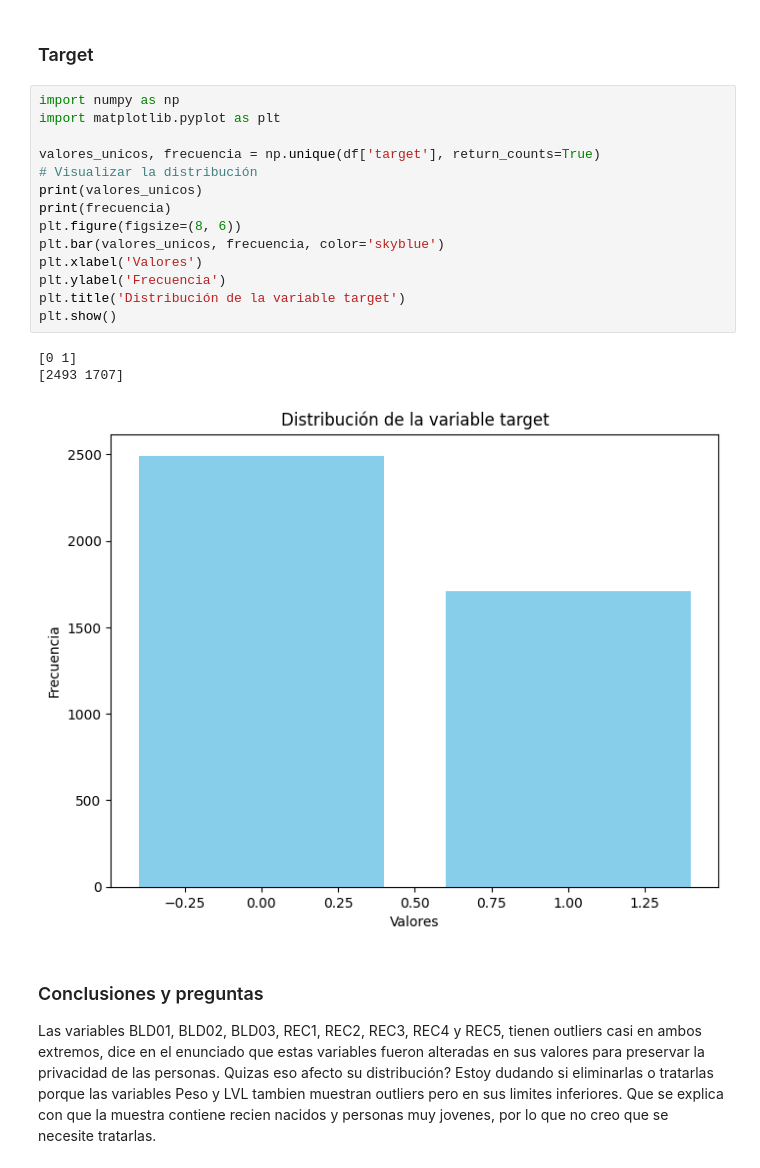
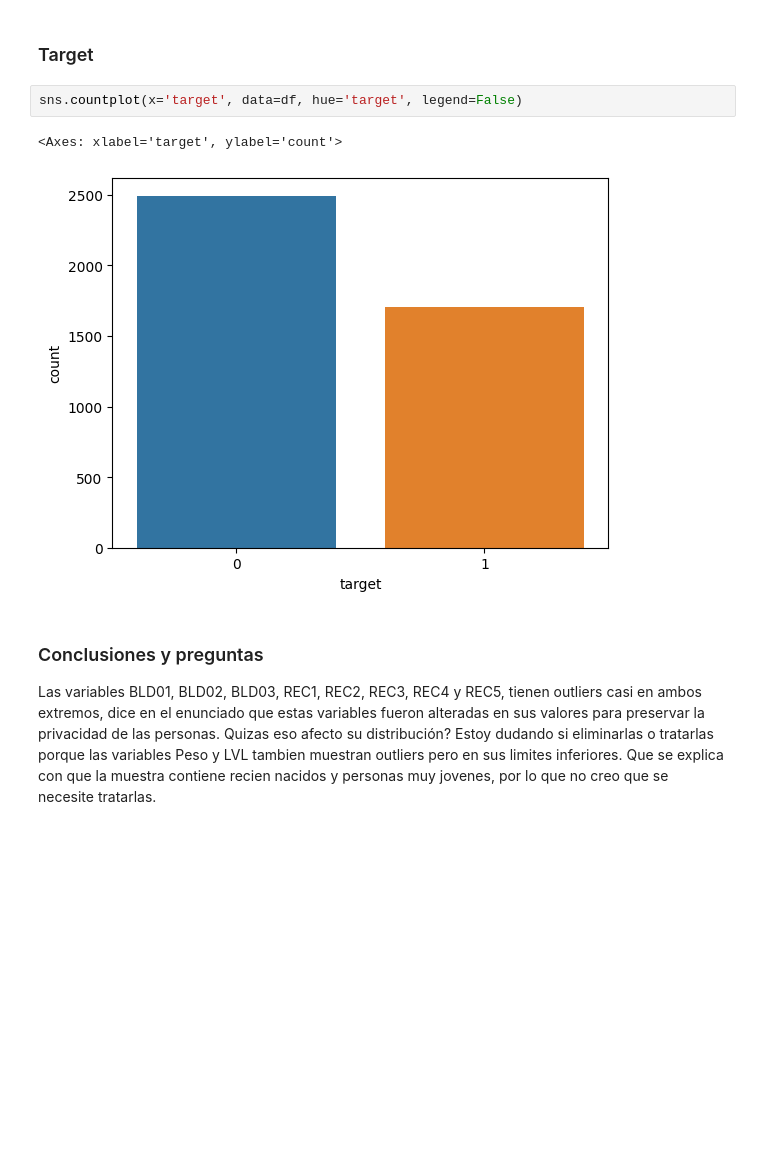
Before and after one commit to ignaciomontovio/TP-Virus, a Jupyter notebook: TP_EntregableVirus.ipynb, the cells around one changed output. Saved outputs shown, nothing was run; the diff lists cells and outputs as text; blank space fills up the shorter version.

Commit message:
simplifico analisis variable target

```diff
--- a/TP_EntregableVirus.ipynb
+++ b/TP_EntregableVirus.ipynb
@@ -219,24 +219,11 @@ df[["REC5"]].describe().T
 df.REC5.value_counts()
 # %% [markdown]
 ### Target
-# %%
-import numpy as np
-import matplotlib.pyplot as plt
-
-valores_unicos, frecuencia = np.unique(df['target'], return_counts=True)
-# Visualizar la distribución
-print(valores_unicos)
-print(frecuencia)
-plt.figure(figsize=(8, 6))
-plt.bar(valores_unicos, frecuencia, color='skyblue')
-plt.xlabel('Valores')
-plt.ylabel('Frecuencia')
-plt.title('Distribución de la variable target')
-plt.show()
-# %% [output]
-[0 1]
-[2493 1707]
-[figure, removed]
+# %%
+sns.countplot(x='target', data=df, hue='target', legend=False)
+# %% [output]
+<Axes: xlabel='target', ylabel='count'>
+[figure, added]
 # %% [markdown]
 ### Conclusiones y preguntas
 
```
